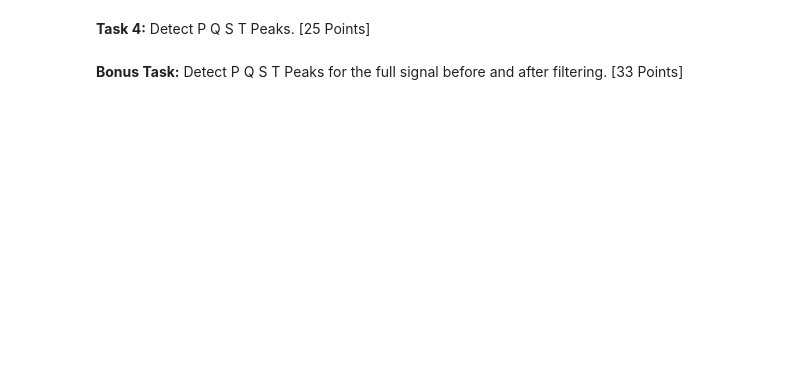
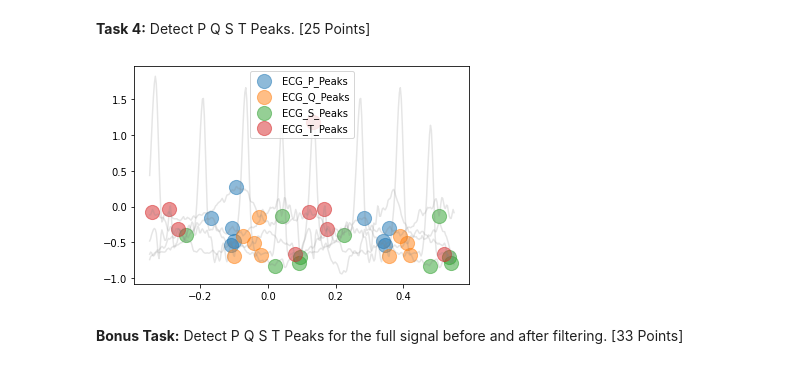
Before and after one commit to bostongfx/cs480student, a Jupyter notebook: 01/CS480_Assignment_1.ipynb, the cells around one changed output. Saved outputs shown, nothing was run; the diff lists cells and outputs as text; code cells hidden in the pictures; blank space fills up the shorter version.

```diff
--- a/01/CS480_Assignment_1.ipynb
+++ b/01/CS480_Assignment_1.ipynb
@@ -59,6 +71,8 @@ plot = nk.events_plot(rpeaks['ECG_R_Peaks'][0:2], ecg[0:SAMPLING_RATE])
 # TODO Can you write code to plot the R spikes between 9 and 11 seconds?
 # Hint: one solution could be to just detect peaks in the range you specified for Task 1
 # Hint 2: you might need to extend the range by +- 1 second to see the five peaks from Task 1
+_, rpeaks = nk.ecg_peaks(nine_to_eleven, sampling_rate=SAMPLING_RATE)
+plot = nk.events_plot(rpeaks['ECG_R_Peaks'][0:5], nine_to_eleven)
 # %% [markdown]
 **Task 3:** Detect Heartrate. [15 Points]
 # %%
@@ -76,3 +95,11 @@ plot = nk.events_plot(rpeaks['ECG_R_Peaks'][0:2], ecg[0:SAMPLING_RATE])
+# %%
+# TODO Does the detection work well?
+
+_, waves_peak = nk.ecg_delineate(ecg, rpeaks, sampling_rate=SAMPLING_RATE)
+_, rpeaks = nk.ecg_peaks(ecg[SAMPLING_RATE*8:SAMPLING_RATE*11], sampling_rate=SAMPLING_RATE)
+_, waves_peak = nk.ecg_delineate(ecg, rpeaks, sampling_rate=SAMPLING_RATE, show=True, show_type='peaks')
+# %% [output]
+[figure, added]
 # %% [markdown]
 **Bonus Task:** Detect P Q S T Peaks for the full signal before and after filtering. [33 Points]
 # %%
```
Also changed, not shown: parts of 8 cells of this notebook.
